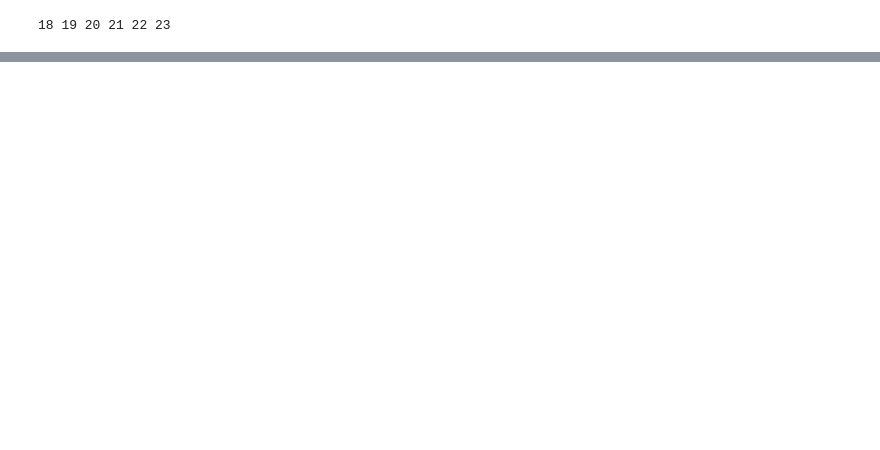
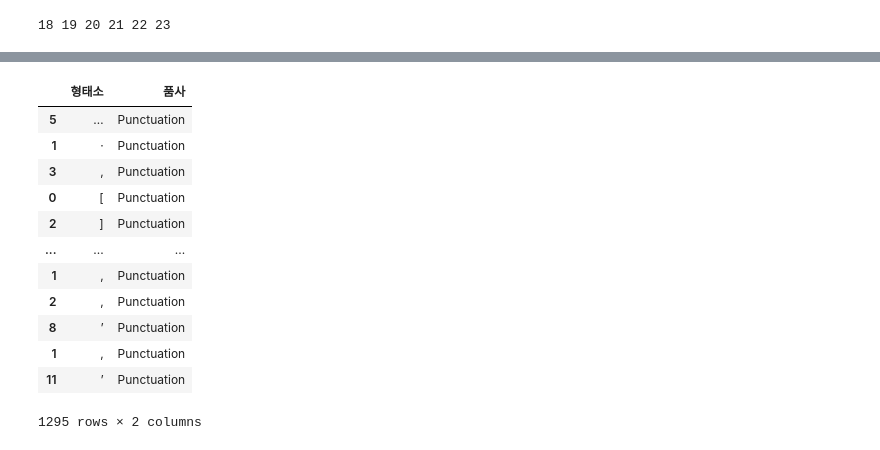
Before and after one commit to SIDED00R/hanaro_data, a Jupyter notebook: day20.ipynb, the cells around one changed output, grey strips where cells are left out. Saved outputs shown, nothing was run; the diff lists cells and outputs as text; code cells hidden in the pictures; blank space fills up the shorter version.

```diff
--- a/day20.ipynb
+++ b/day20.ipynb
@@ -102,0 +160,19 @@ for _ in range(50):
+# %%
+df2 = df_pos.rename(columns={0:'형태소', 1:'품사'})
+
+cond1 = (df2['품사'] == 'Punctuation')
+df2.loc[cond1]
+# %% [output]
+|  | 형태소 | 품사 |
+| 5 | … | Punctuation |
+| 1 | · | Punctuation |
+| 3 | , | Punctuation |
+| 0 | [ | Punctuation |
+| 2 | ] | Punctuation |
+| ... | ... | ... |
+| 1 | , | Punctuation |
+| 2 | , | Punctuation |
+| 8 | ’ | Punctuation |
+| 1 | , | Punctuation |
+| 11 | ’ | Punctuation |
+1295 rows × 2 columns
```
Also changed, not shown: parts of 13 cells of this notebook, 1 other file.
